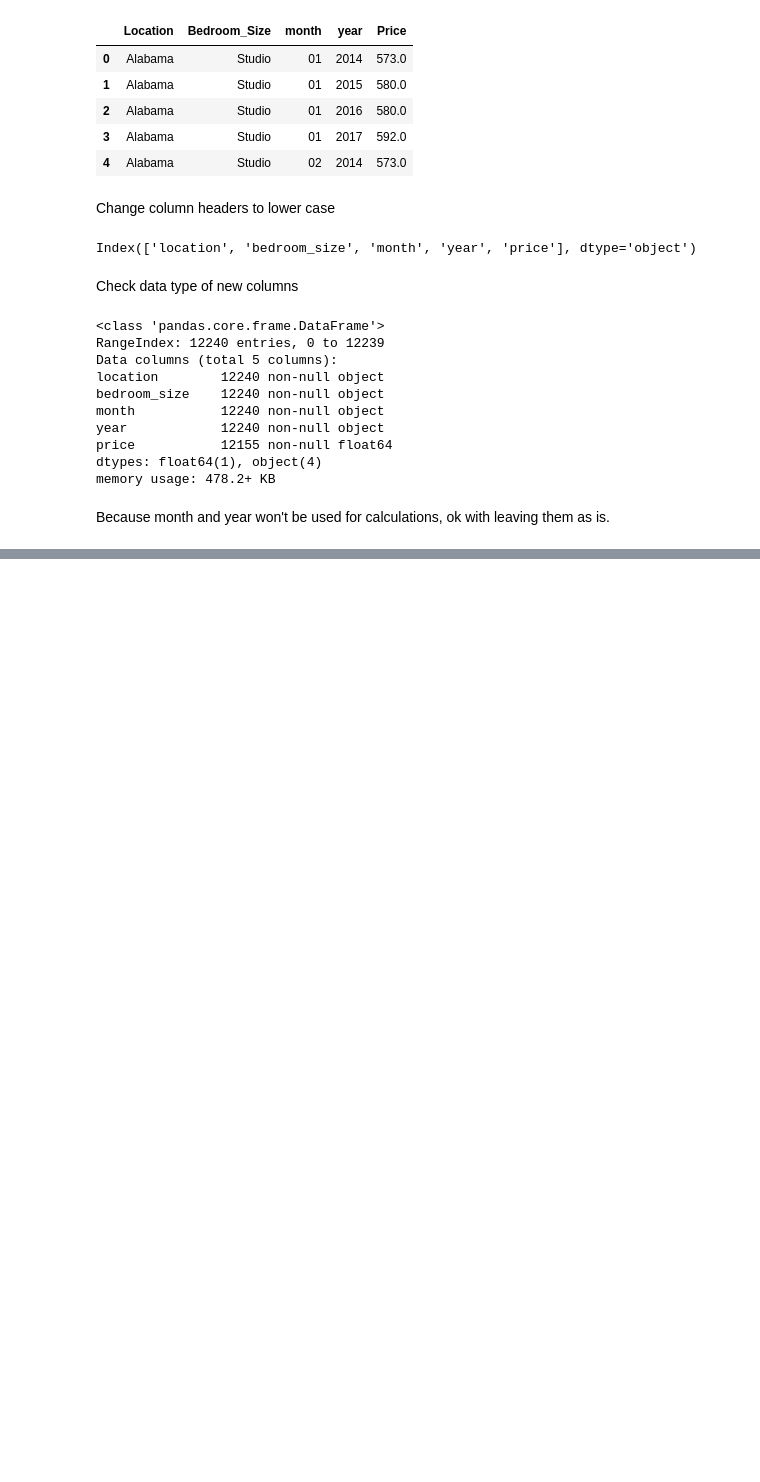
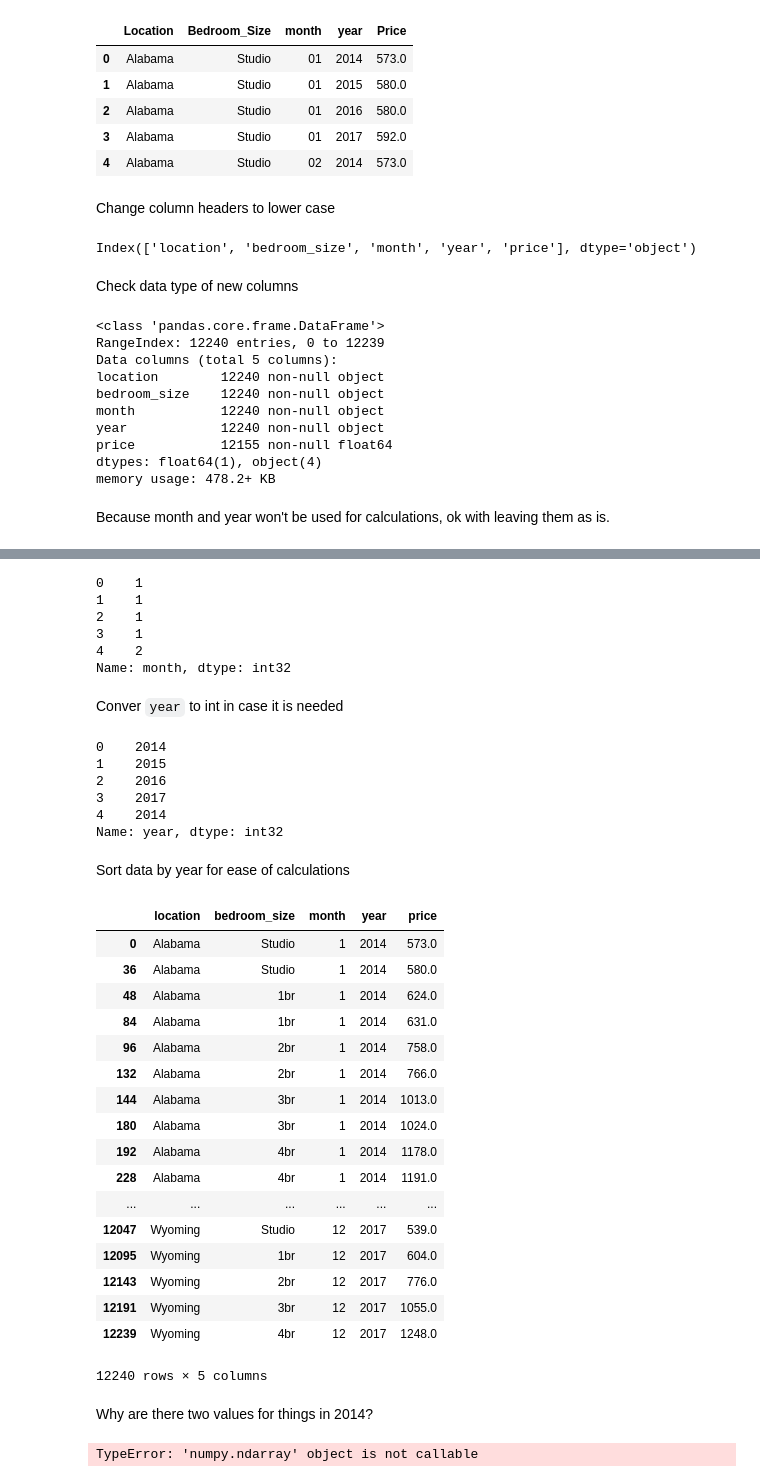
Before and after one commit to rebeccaebarnes/Homelessness, a Jupyter notebook: rental-working.ipynb, the cells around one changed output, grey strips where cells are left out. Cells and saved outputs as stored; diff of their text form; code cells hidden in the pictures; blank space fills up the shorter version.

```diff
--- a/rental-working.ipynb
+++ b/rental-working.ipynb
@@ -130,0 +135,55 @@ rental_copy.to_csv('datasets/rent_by_type_1417.csv', index=False)
+# %%
+rental_copy.month = rental_copy.month.str.strip("0")
+# %%
+rental_copy.month = rental_copy.month.astype(int)
+# %%
+rental_copy.month.head()
+# %% [output]
+0    1
+1    1
+2    1
+3    1
+4    2
+Name: month, dtype: int32
+# %% [markdown]
+Conver `year` to int in case it is needed
+# %%
+rental_copy.year = rental_copy.year.astype(int)
+# %%
+rental_copy.year.head()
+# %% [output]
+0    2014
+1    2015
+2    2016
+3    2017
+4    2014
+Name: year, dtype: int32
+# %% [markdown]
+Sort data by year for ease of calculations
+# %%
+rental_copy.sort_values(by=['year', 'month'])
+# %% [output]
+|  | location | bedroom_size | month | year | price |
+| 0 | Alabama | Studio | 1 | 2014 | 573.0 |
+| 36 | Alabama | Studio | 1 | 2014 | 580.0 |
+| 48 | Alabama | 1br | 1 | 2014 | 624.0 |
+| 84 | Alabama | 1br | 1 | 2014 | 631.0 |
+| 96 | Alabama | 2br | 1 | 2014 | 758.0 |
+| 132 | Alabama | 2br | 1 | 2014 | 766.0 |
+| 144 | Alabama | 3br | 1 | 2014 | 1013.0 |
+| 180 | Alabama | 3br | 1 | 2014 | 1024.0 |
+| 192 | Alabama | 4br | 1 | 2014 | 1178.0 |
+| 228 | Alabama | 4br | 1 | 2014 | 1191.0 |
+| ... | ... | ... | ... | ... | ... |
+| 12047 | Wyoming | Studio | 12 | 2017 | 539.0 |
+| 12095 | Wyoming | 1br | 12 | 2017 | 604.0 |
+| 12143 | Wyoming | 2br | 12 | 2017 | 776.0 |
+| 12191 | Wyoming | 3br | 12 | 2017 | 1055.0 |
+| 12239 | Wyoming | 4br | 12 | 2017 | 1248.0 |
+12240 rows × 5 columns
+# %% [markdown]
+Why are there two values for things in 2014?
+# %%
+rental_copy.values()
+# %% [output]
+TypeError: 'numpy.ndarray' object is not callable
```
Also changed, not shown: parts of 2 cells of this notebook.
